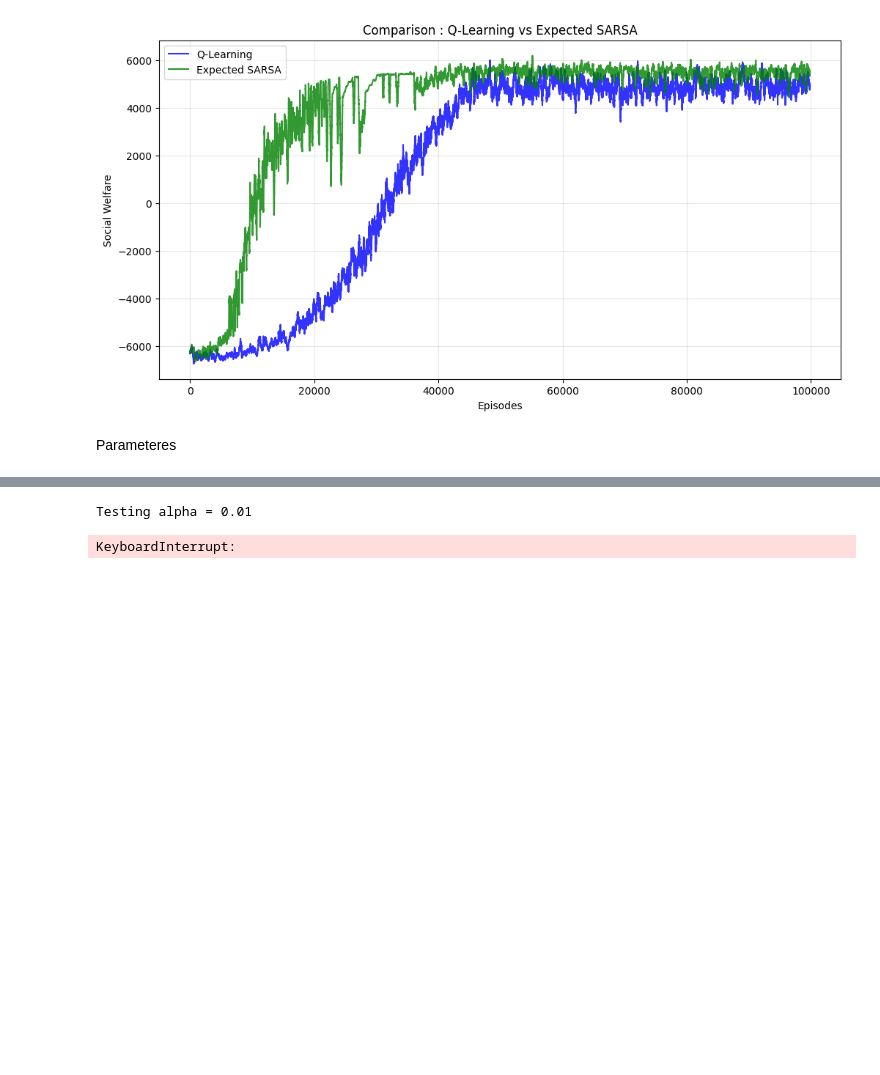
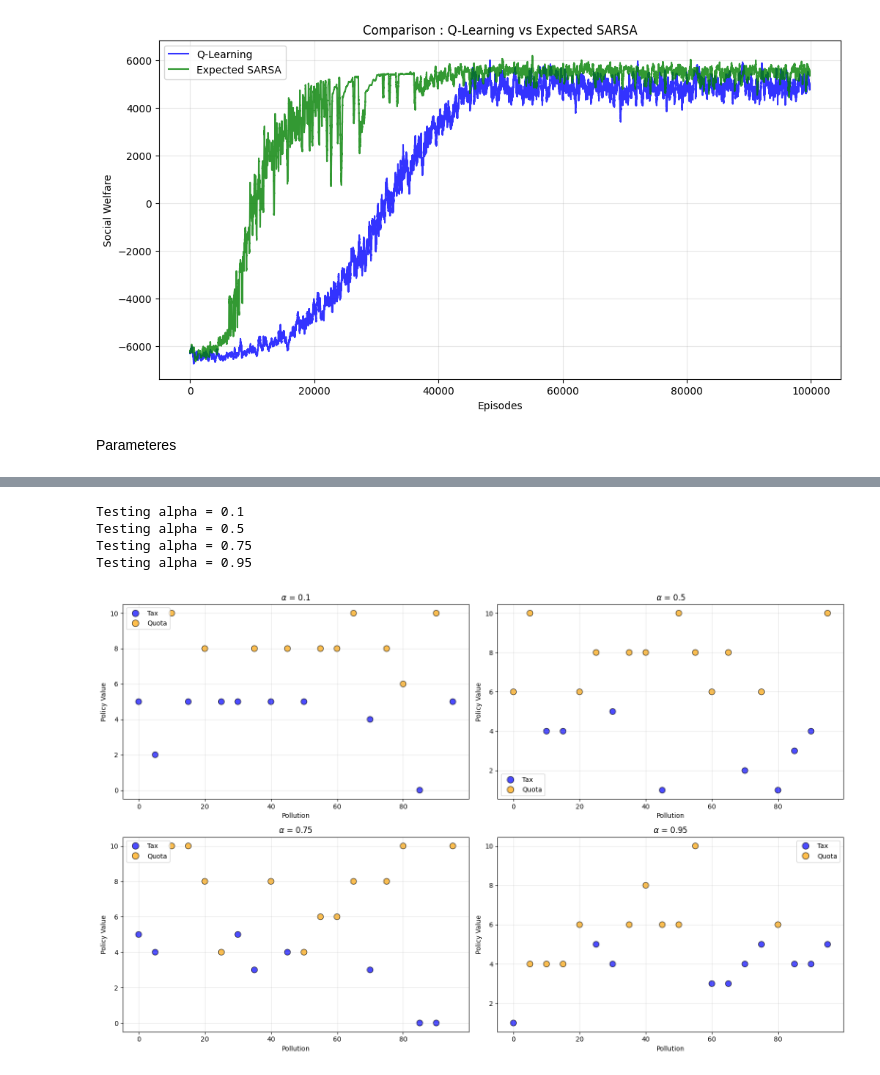
Before and after one commit to Athirhama/Learning-Environmental-Policy-in-a-Multi-Agent-Reinforcement-Learning-Framework, a Jupyter notebook: main.ipynb, the cells around one changed output, grey strips where cells are left out. Saved outputs shown, nothing was run; the diff lists cells and outputs as text; code cells hidden in the pictures; blank space fills up the shorter version.

```diff
--- a/main.ipynb
+++ b/main.ipynb
@@ -468,7 +470,8 @@ def run_ablation(param_name, values, n_episodes=n_episodes):
                 pollution = env.pollution
 
             gov.decay_epsilon()
-            for f in firms: f.decay_epsilon()
+            for f in firms:
+                f.decay_epsilon()
 
         results[val] = gov
     return results
@@ -498,8 +507,11 @@ KeyboardInterrupt:
 # %%
-alpha_vals = [0.01, 0.1, 0.5, 0.9]
+alpha_vals = [0.1, 0.5, 0.75, 0.95]
 results_alpha = run_ablation('alpha', alpha_vals)
 
-plot_policy_shift(results_alpha, r"Learning Rate ($\alpha$)")
+plot_policy_shift(results_alpha, r"$\alpha$")
 # %% [output]
-Testing alpha = 0.01
+Testing alpha = 0.1
+Testing alpha = 0.5
+Testing alpha = 0.75
+Testing alpha = 0.95
-KeyboardInterrupt:
+[figure, added]
```
Also changed, not shown: parts of 9 cells of this notebook.
